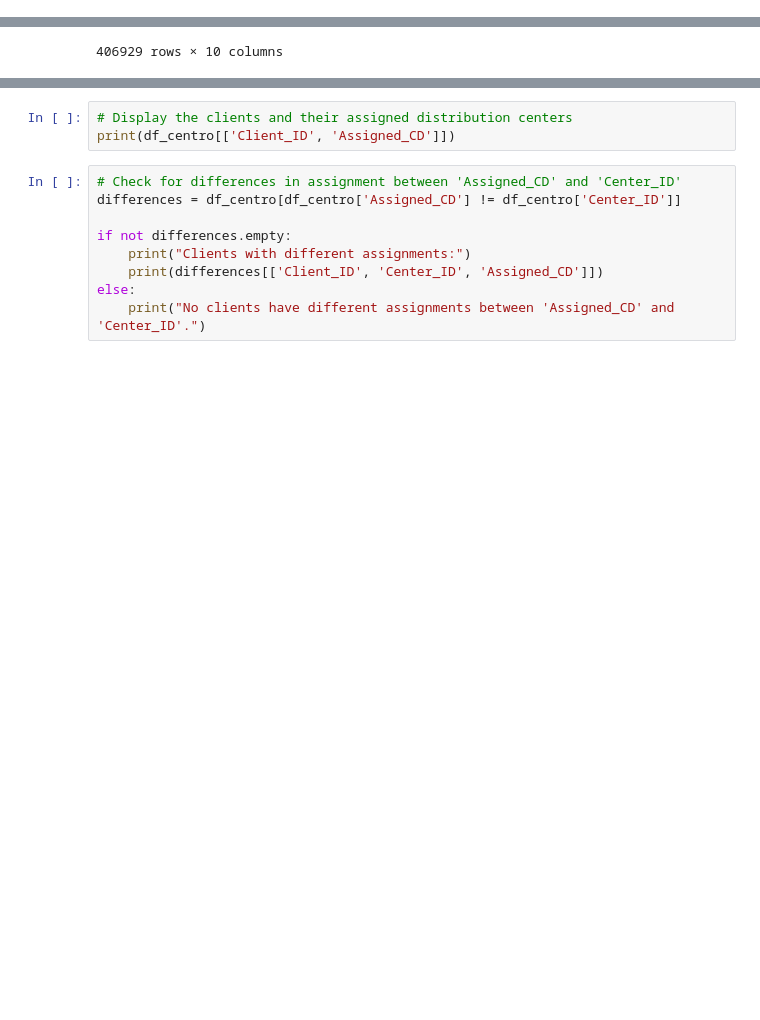
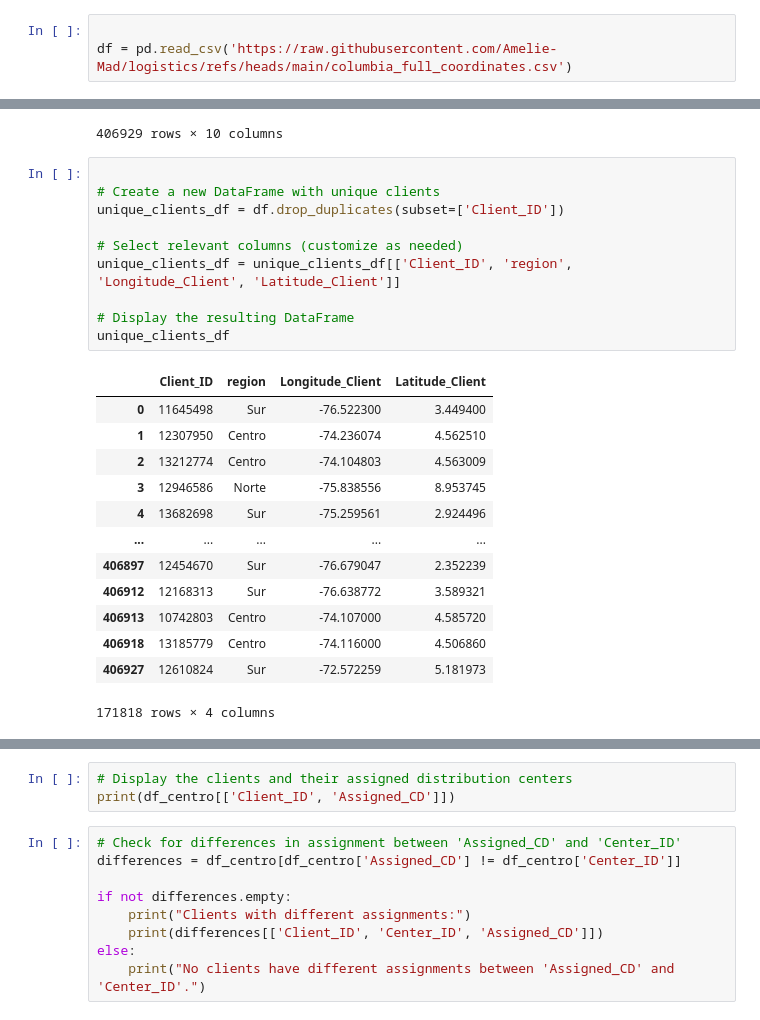
Before and after one commit to Amelie-Mad/logistics, a Jupyter notebook: SLO_Clustering_Felix.ipynb, the cells around one changed output, grey strips where cells are left out. Drawn from its saved outputs; the diff is of its cells as text; blank space fills up the shorter version.

```diff
--- a/SLO_Clustering_Felix.ipynb
+++ b/SLO_Clustering_Felix.ipynb
@@ -39,0 +10,3 @@ Drive already mounted at /content/drive; to attempt to forcibly remount, call dr
+# %%
+
+df = pd.read_csv('https://raw.githubusercontent.com/Amelie-Mad/logistics/refs/heads/main/columbia_full_coordinates.csv')
@@ -53,3 +118,27 @@ df
 | 406927 | 2025-03-18 | Sur | AV24 | 12610824 | 19.52 | 5.280189 | -72.427817 | 5.181973 | ... |
 | 406928 | 2025-03-29 | Sur | AV15 | 13165100 | 52.75 | 1.154189 | -77.305711 | 1.130100 | ... |
 406929 rows × 10 columns
+# %%
+
+# Create a new DataFrame with unique clients
+unique_clients_df = df.drop_duplicates(subset=['Client_ID'])
+
+# Select relevant columns (customize as needed)
+unique_clients_df = unique_clients_df[['Client_ID', 'region', 'Longitude_Client', 'Latitude_Client']]
+
+# Display the resulting DataFrame
+unique_clients_df
+# %% [output]
+|  | Client_ID | region | Longitude_Client | Latitude_Client |
+| 0 | 11645498 | Sur | -76.522300 | 3.449400 |
+| 1 | 12307950 | Centro | -74.236074 | 4.562510 |
+| 2 | 13212774 | Centro | -74.104803 | 4.563009 |
+| 3 | 12946586 | Norte | -75.838556 | 8.953745 |
+| 4 | 13682698 | Sur | -75.259561 | 2.924496 |
+| ... | ... | ... | ... | ... |
+| 406897 | 12454670 | Sur | -76.679047 | 2.352239 |
+| 406912 | 12168313 | Sur | -76.638772 | 3.589321 |
+| 406913 | 10742803 | Centro | -74.107000 | 4.585720 |
+| 406918 | 13185779 | Centro | -74.116000 | 4.506860 |
+| 406927 | 12610824 | Sur | -72.572259 | 5.181973 |
+171818 rows × 4 columns
```
Also changed, not shown: parts of 30 cells of this notebook.
